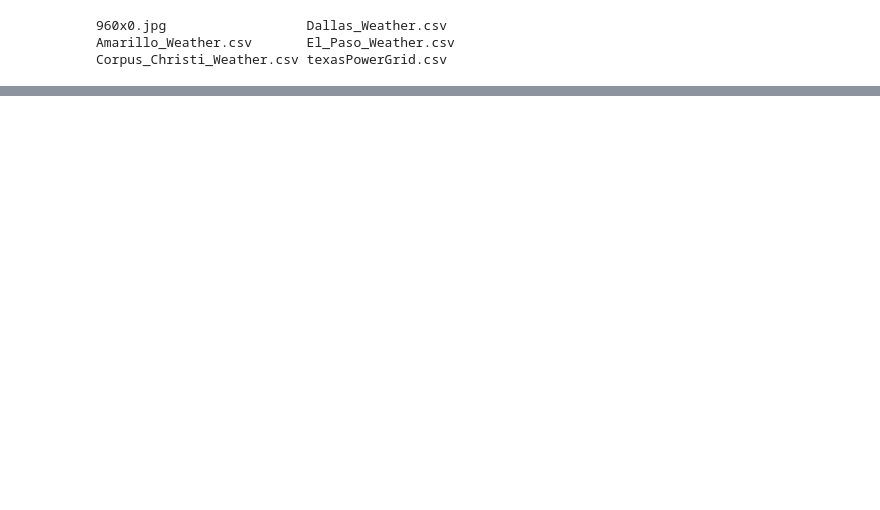
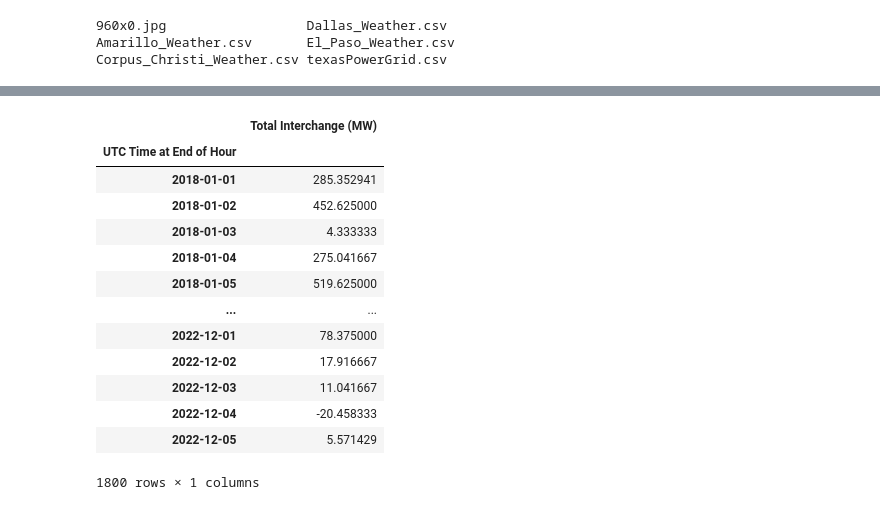
Before and after one commit to JuanMa894/Texas-Power-forecasting-timeseries, a Jupyter notebook: Notebooks/juan-notebook.ipynb, the cells around one changed output, grey strips where cells are left out. Saved outputs shown, nothing was run; the diff lists cells and outputs as text; code cells hidden in the pictures; blank space fills up the shorter version.

```diff
--- a/Notebooks/juan-notebook.ipynb
+++ b/Notebooks/juan-notebook.ipynb
@@ -522,0 +560,17 @@ Corpus_Christi_Weather.csv texasPowerGrid.csv
+# %%
+daily_int
+# %% [output]
+|  | Total Interchange (MW) |
+| UTC Time at End of Hour |  |
+| 2018-01-01 | 285.352941 |
+| 2018-01-02 | 452.625000 |
+| 2018-01-03 | 4.333333 |
+| 2018-01-04 | 275.041667 |
+| 2018-01-05 | 519.625000 |
+| ... | ... |
+| 2022-12-01 | 78.375000 |
+| 2022-12-02 | 17.916667 |
+| 2022-12-03 | 11.041667 |
+| 2022-12-04 | -20.458333 |
+| 2022-12-05 | 5.571429 |
+1800 rows × 1 columns
```
Also changed, not shown: parts of 29 cells of this notebook.
